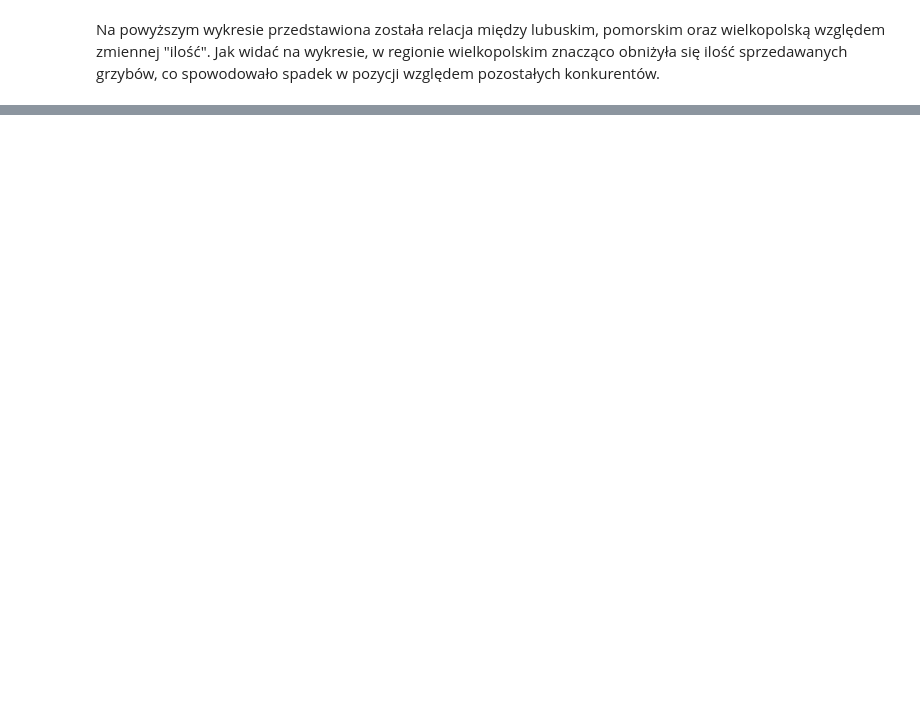
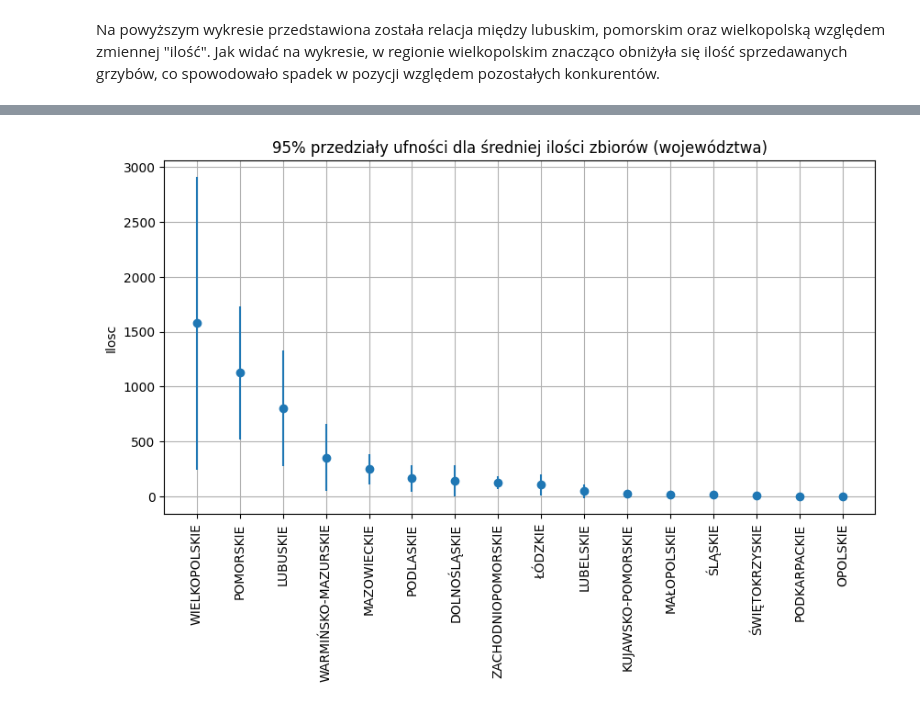
Before and after one commit to AleksandraJuchniewicz/Analiza-danych, a Jupyter notebook: Raport.ipynb, the cells around one changed output, grey strips where cells are left out. Saved outputs shown, nothing was run; the diff lists cells and outputs as text; code cells hidden in the pictures; blank space fills up the shorter version.

```diff
--- a/Raport.ipynb
+++ b/Raport.ipynb
@@ -474,0 +760,15 @@ Na powyższym wykresie przedstawiona została relacja między lubuskim, pomorski
+# %%
+results_ilosc = []
+
+for region, group in df_all.groupby("Region"):
+    mean, low, high, n = confidence_interval(group["Ilosc"])
+    results_ilosc.append({
+        "Region": region,
+        "Średnia Ilosc": round(mean, 2),
+        "CI 95% dolna": round(low, 2),
+        "CI 95% górna": round(high, 2),
+        "n": n
+    })
+
+ci_ilosc = pd.DataFrame(results_ilosc).sort_values("Średnia Ilosc", ascending=False)
+print(ci_ilosc)
@@ -474,0 +826,21 @@ Na powyższym wykresie przedstawiona została relacja między lubuskim, pomorski
+# %%
+import matplotlib.pyplot as plt
+
+plt.figure(figsize=(10,5))
+plt.errorbar(
+    ci_ilosc["Region"],
+    ci_ilosc["Średnia Ilosc"],
+    yerr=[
+        ci_ilosc["Średnia Ilosc"] - ci_ilosc["CI 95% dolna"],
+        ci_ilosc["CI 95% górna"] - ci_ilosc["Średnia Ilosc"]
+    ],
+    fmt="o"
+)
+
+plt.xticks(rotation=90)
+plt.title("95% przedziały ufności dla średniej ilości zbiorów (województwa)")
+plt.ylabel("Ilosc")
+plt.grid(True)
+plt.show()
+# %% [output]
+[figure, added]
```
Also changed, not shown: parts of 80 cells of this notebook.
